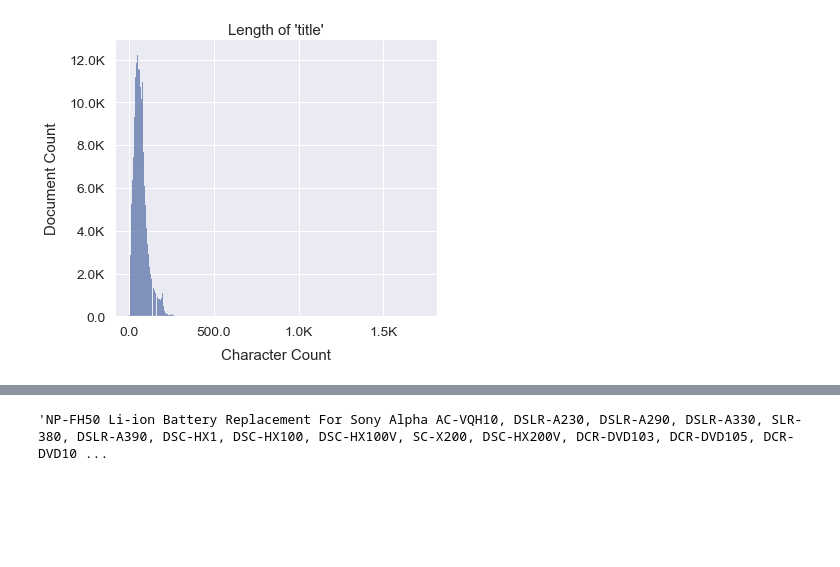
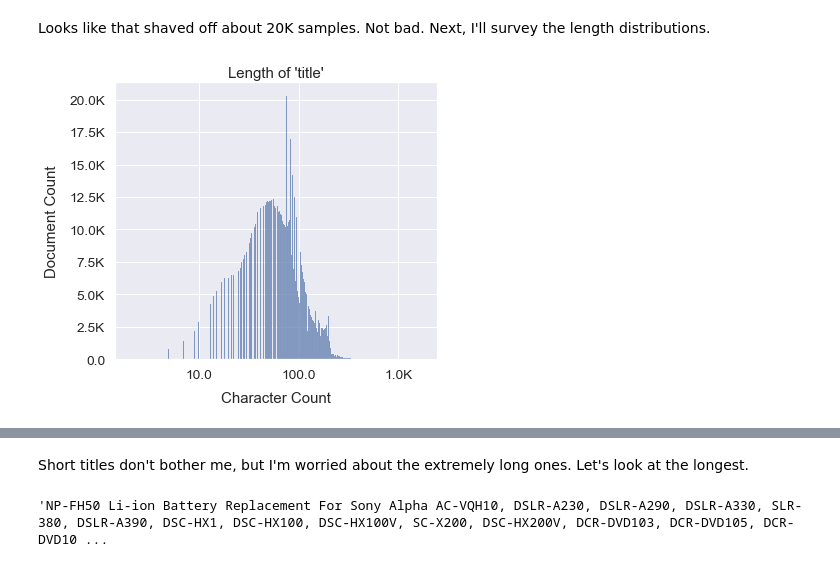
Before and after one commit to ndgigliotti/amazon-product-classifier, a Jupyter notebook: big_clean.ipynb, the cells around one changed output, grey strips where cells are left out. Cells and saved outputs as stored; diff of their text form; code cells hidden in the pictures; blank space fills up the shorter version.

```diff
--- a/big_clean.ipynb
+++ b/big_clean.ipynb
@@ -219,5 +364 @@ array(['Movies & TV', 'AMAZON FASHION', 'Sports & Outdoors',
 [interactive output not drawn]
-# %%
-df["main_cat"] = lang.decode_html_entities(df["main_cat"])
-df["main_cat"] = df["main_cat"].str.lower()
-df["main_cat"].unique()
@@ -239,0 +367,5 @@ array(['movies & tv', 'amazon fashion', 'sports & outdoors',
+# %%
+steps = [lang.decode_html_entities, lang.lowercase]
+
+df["main_cat"] = lang.chain_processors(df.loc[:, "main_cat"], steps, n_jobs=-1)
+df["main_cat"].unique()
@@ -261,4 +413,3 @@ Name: main_cat, dtype: int64
 # %%
-df = utils.prune_categories(df, column="main_cat", cut=1e-5)
-df["main_cat"].value_counts()
+df = utils.prune_categories(df, column="main_cat", cut=100)
 # %% [output]
@@ -308,6 +457,3 @@ data_checkpoint("data/skeleton_checkpoint")
 # %% [output]
 ['data/skeleton_checkpoint']
 [interactive output not drawn]
-# %%
-df = pd.read_parquet("data/skeleton_checkpoint", engine="pyarrow")
-df
@@ -376,9 +514,15 @@ titles.shape
 [interactive output not drawn]
+# %% [markdown]
+Looks like that shaved off about 20K samples. Not bad. Next, I'll survey the length distributions.
 # %%
-fig = lang.length_dist(titles.sample(10 ** 6), subset="title", tick_prec=1)
+fig = lang.length_dist(
+    titles.sample(10 ** 6), subset="title", log_scale=True, tick_prec=1
+)
 # %% [output]
-[figure, old version]
+[figure, new version]
 [interactive output not drawn]
+# %% [markdown]
+Short titles don't bother me, but I'm worried about the extremely long ones. Let's look at the longest.
 # %%
 titles.at[titles.title.str.len().idxmax(), "title"]
 # %% [output]
```
Also changed, not shown: parts of 156 cells of this notebook, 14 other files.
